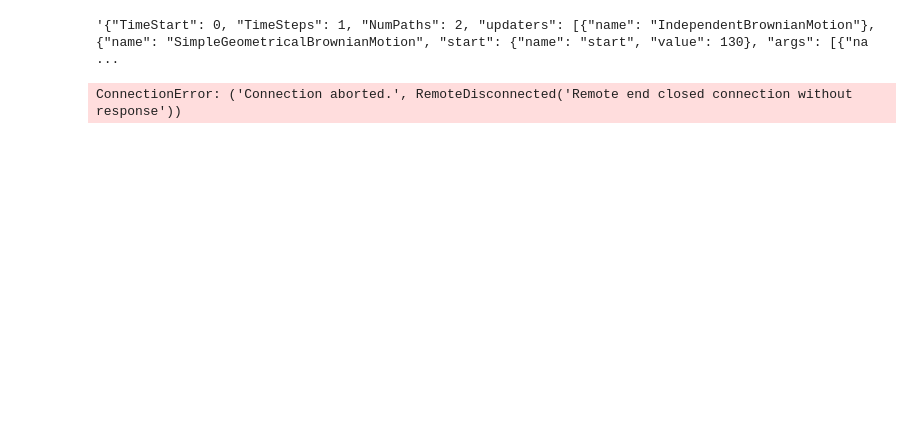
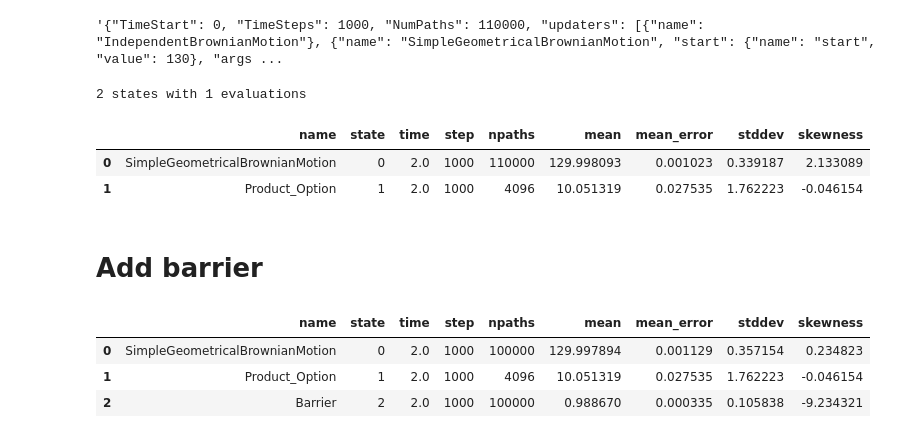
Before and after one commit to AlexanderZvyagin/MonteCarlo-SDK, a Jupyter notebook: python/t3_FinanceOption.ipynb, the cells around one changed output. Drawn from its saved outputs; the diff is of its cells as text; code cells hidden in the pictures; blank space fills up the shorter version.

Commit message:
Developing FInanceOption example

```diff
--- a/python/t3_FinanceOption.ipynb
+++ b/python/t3_FinanceOption.ipynb
@@ -3,8 +3,8 @@ from init import *
 # %%
 model = Model()
 model.TimeStart = 0
-model.TimeSteps = 1
-model.NumPaths = 2
+model.TimeSteps = 1000
+model.NumPaths = 110000
 model.updaters.append(Updater(
     name = "IndependentBrownianMotion"
 ))
@@ -25,7 +25,7 @@ model.updaters.append(Updater(
     start = Parameter("Starting value of the option",None),
     args = [
         Parameter("myStrike",140),
-        Parameter("Use 0 for call and 1 for put",2)
+        Parameter("Use 0 for call and 1 for put",1)
     ],
     refs = [fxProcessNumber]
 ))
@@ -36,12 +36,18 @@ assert callOptionOnFxProcessNumber == (fxProcessNumber+1)
 model.evaluations.append(EvaluationPoint(0,2))
 model.json()
 # %% [output]
-'{"TimeStart": 0, "TimeSteps": 1, "NumPaths": 2, "updaters": [{"name": "IndependentBrownianMotion"}, {"name": "SimpleGeometricalBrownianMotion", "start": {"name": "start", "value": 130}, "args": [{"na ...
+'{"TimeStart": 0, "TimeSteps": 1000, "NumPaths": 110000, "updaters": [{"name": "IndependentBrownianMotion"}, {"name": "SimpleGeometricalBrownianMotion", "start": {"name": "start", "value": 130}, "args ...
 # %%
 reply = requests.post(f'{server}/model',model.json())
 results = EvaluationResults(reply.json(),model)
 results
 # %% [output]
-ConnectionError: ('Connection aborted.', RemoteDisconnected('Remote end closed connection without response'))
+2 states with 1 evaluations
 # %%
 results.df()
+# %% [output]
+|  | name | state | time | step | npaths | mean | mean_error | stddev | skewness |
+| 0 | SimpleGeometricalBrownianMotion | 0 | 2.0 | 1000 | 110000 | 129.998093 | 0.001023 | 0.339187 | 2.133089 |
+| 1 | Product_Option | 1 | 2.0 | 1000 | 4096 | 10.051319 | 0.027535 | 1.762223 | -0.046154 |
+# %% [markdown]
+# Add barrier
@@ -47,0 +107,7 @@ results.df()
+# %%
+results_1b.df()
+# %% [output]
+|  | name | state | time | step | npaths | mean | mean_error | stddev | skewness |
+| 0 | SimpleGeometricalBrownianMotion | 0 | 2.0 | 1000 | 100000 | 129.997894 | 0.001129 | 0.357154 | 0.234823 |
+| 1 | Product_Option | 1 | 2.0 | 1000 | 4096 | 10.051319 | 0.027535 | 1.762223 | -0.046154 |
+| 2 | Barrier | 2 | 2.0 | 1000 | 100000 | 0.988670 | 0.000335 | 0.105838 | -9.234321 |
```
Also changed, not shown: parts of 1 cell of this notebook, 2 other files.
